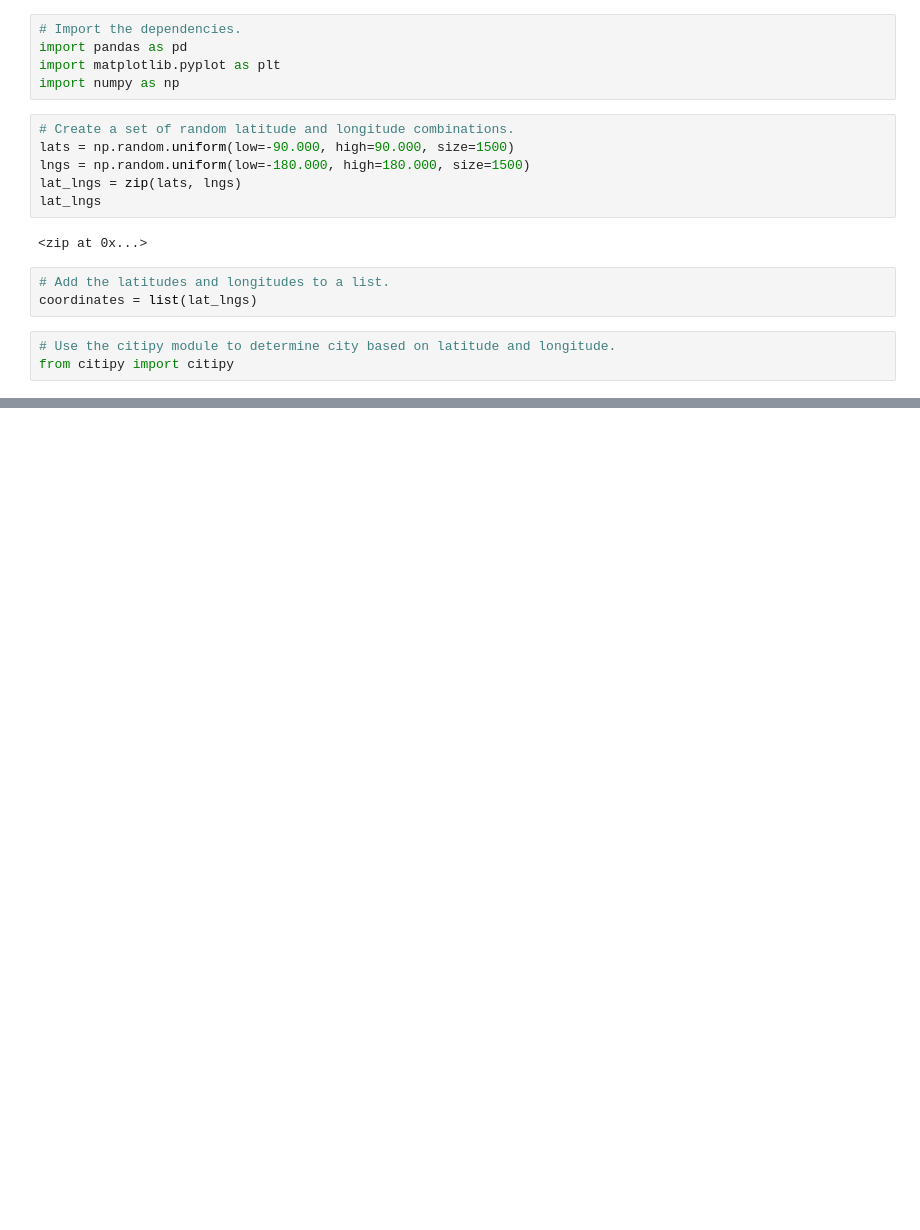
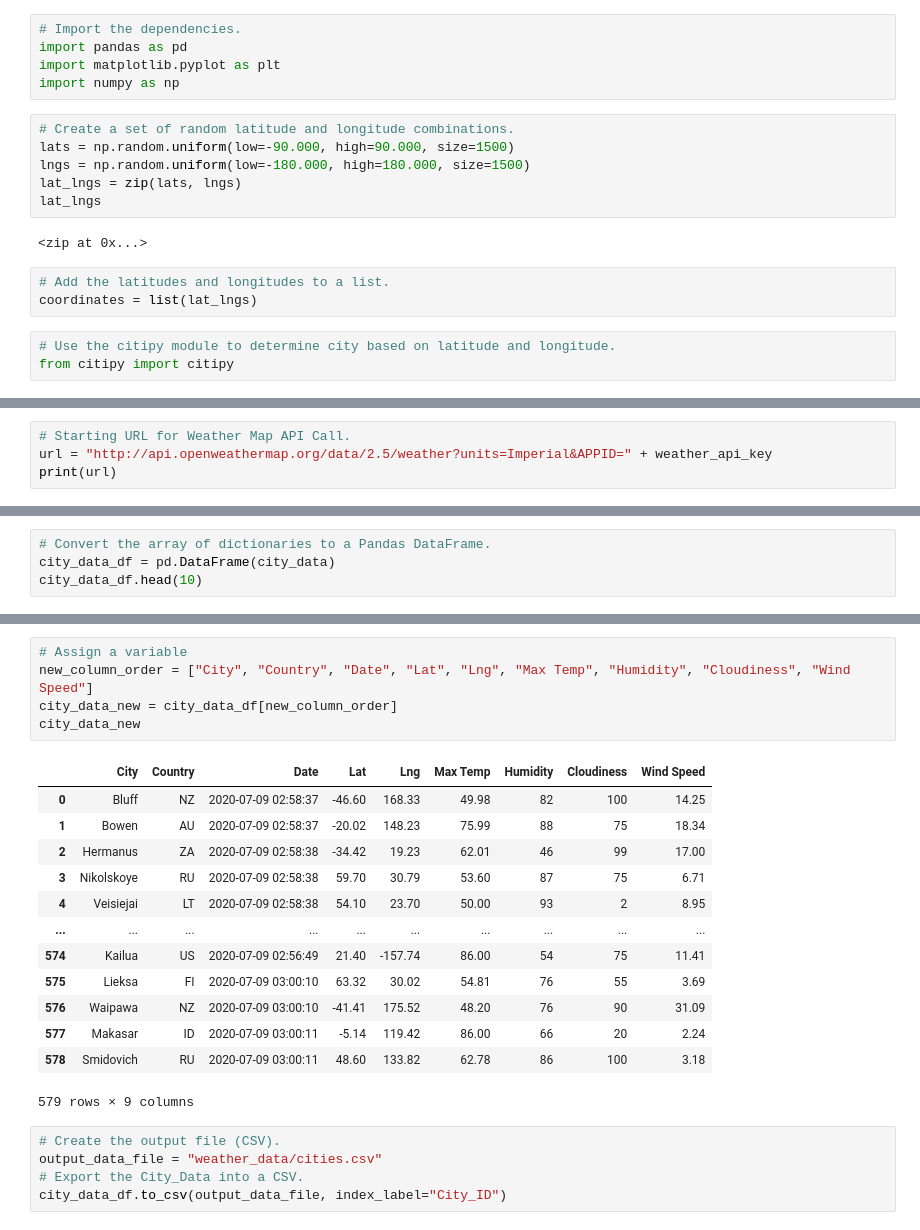
Before and after one commit to Natashina/World_Weather_Analysis, a Jupyter notebook: WeatherPy.ipynb, the cells around one changed output, grey strips where cells are left out. Cells and saved outputs as stored; diff of their text form; blank space fills up the shorter version.

Commit message:
Uploading WeatherPy file and modified .gitignore

```diff
--- a/WeatherPy.ipynb
+++ b/WeatherPy.ipynb
@@ -33,0 +40,4 @@ len(cities)
+# %%
+# Starting URL for Weather Map API Call.
+url = "http://api.openweathermap.org/data/2.5/weather?units=Imperial&APPID=" + weather_api_key
+print(url)
@@ -33,0 +128,4 @@ len(cities)
+# %%
+# Convert the array of dictionaries to a Pandas DataFrame.
+city_data_df = pd.DataFrame(city_data)
+city_data_df.head(10)
@@ -33,0 +144,24 @@ len(cities)
+# %%
+# Assign a variable
+new_column_order = ["City", "Country", "Date", "Lat", "Lng", "Max Temp", "Humidity", "Cloudiness", "Wind Speed"]
+city_data_new = city_data_df[new_column_order]
+city_data_new
+# %% [output]
+|  | City | Country | Date | Lat | Lng | Max Temp | Humidity | Cloudiness | Wind Speed |
+| 0 | Bluff | NZ | 2020-07-09 02:58:37 | -46.60 | 168.33 | 49.98 | 82 | 100 | 14.25 |
+| 1 | Bowen | AU | 2020-07-09 02:58:37 | -20.02 | 148.23 | 75.99 | 88 | 75 | 18.34 |
+| 2 | Hermanus | ZA | 2020-07-09 02:58:38 | -34.42 | 19.23 | 62.01 | 46 | 99 | 17.00 |
+| 3 | Nikolskoye | RU | 2020-07-09 02:58:38 | 59.70 | 30.79 | 53.60 | 87 | 75 | 6.71 |
+| 4 | Veisiejai | LT | 2020-07-09 02:58:38 | 54.10 | 23.70 | 50.00 | 93 | 2 | 8.95 |
+| ... | ... | ... | ... | ... | ... | ... | ... | ... | ... |
+| 574 | Kailua | US | 2020-07-09 02:56:49 | 21.40 | -157.74 | 86.00 | 54 | 75 | 11.41 |
+| 575 | Lieksa | FI | 2020-07-09 03:00:10 | 63.32 | 30.02 | 54.81 | 76 | 55 | 3.69 |
+| 576 | Waipawa | NZ | 2020-07-09 03:00:10 | -41.41 | 175.52 | 48.20 | 76 | 90 | 31.09 |
+| 577 | Makasar | ID | 2020-07-09 03:00:11 | -5.14 | 119.42 | 86.00 | 66 | 20 | 2.24 |
+| 578 | Smidovich | RU | 2020-07-09 03:00:11 | 48.60 | 133.82 | 62.78 | 86 | 100 | 3.18 |
+579 rows × 9 columns
+# %%
+# Create the output file (CSV).
+output_data_file = "weather_data/cities.csv"
+# Export the City_Data into a CSV.
+city_data_df.to_csv(output_data_file, index_label="City_ID")
```
Also changed, not shown: parts of 6 cells of this notebook, 3 other files.
